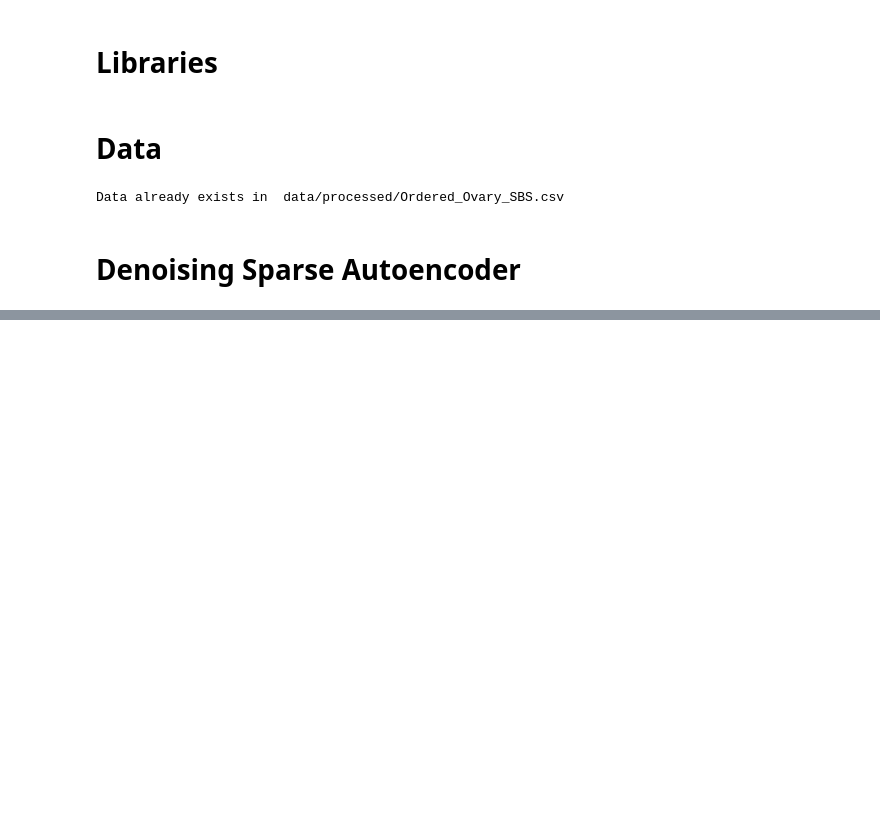
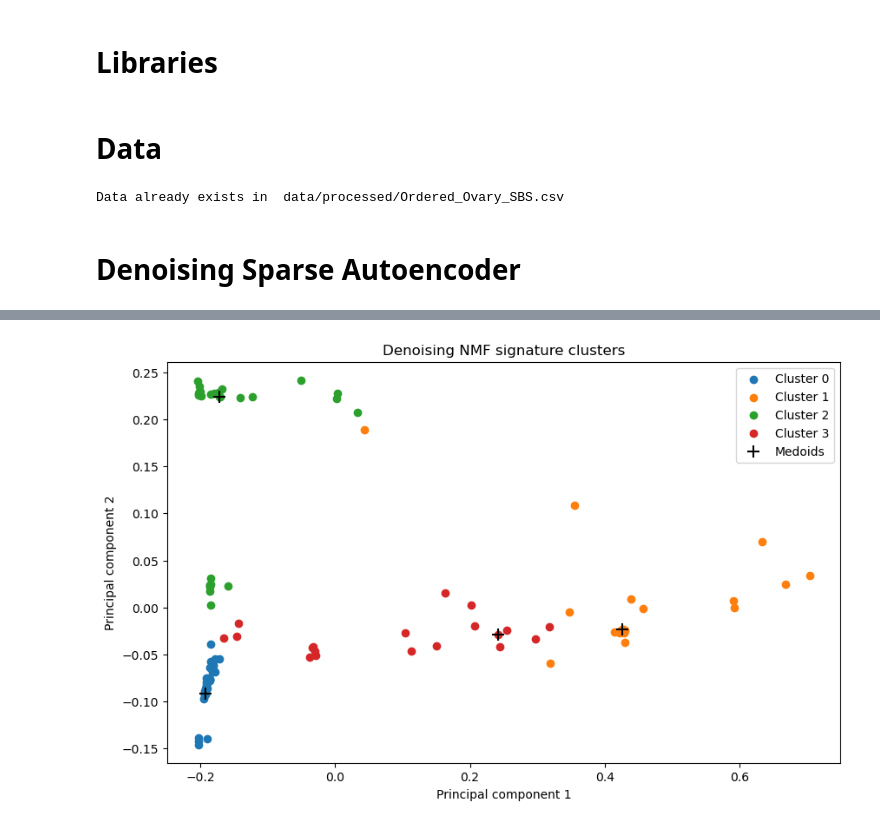
Before and after one commit to 15Max/AEMutSigExtraction, a Jupyter notebook: notebooks/DSAE.ipynb, the cells around one changed output, grey strips where cells are left out. Drawn from its saved outputs; the diff is of its cells as text; code cells hidden in the pictures; blank space fills up the shorter version.

```diff
--- a/notebooks/DSAE.ipynb
+++ b/notebooks/DSAE.ipynb
@@ -43,7 +45,7 @@ cosmic = pd.read_csv(cosmic_path, sep = "\t", index_col = 0)
 SIGMA = 3 # standerd deviation of the noise
 MU = 5 # mean of the noise
 TEST_SPLIT = 0.2 # proportion of the data used for testing
-BATCH_SIZE = 32 # batch size for the dataloader
+NOISE_TYPE = 'Poisson' # type of noise to add to the data
 # %%
 LATENT_DIM = 4
 CRITERION = nn.MSELoss()
@@ -100,32 +94,0 @@ Shape of exposures:  (4, 418)
-# %%
-# # Split the data into train and test sets
-# train_inputs = noisy_data[:, :train_size].T  # Transpose to match (samples, features)
-# train_targets = clean_data_tensor[:, :train_size].T
-# test_inputs = noisy_data[:, train_size:].T
-# test_targets = clean_data_tensor[:, train_size:].T
-
-# Training loop
-for i in tqdm(range(iterations)):
-    # Initialize the model
-    dsae_model = dsae(input_dim=clean_data_tensor.shape[0], latent_dim=LATENT_DIM, constraint=CONSTRAINT)
-
-    optimizer = optim.Adam(dsae_model.parameters(), lr=LEARNING_RATE)
-
-    dsae_model, dsae_train_losses, signatures_dsae, exposures_dsae = train_dsae(
-        model=dsae_model,
-        training_data=train_inputs,
-        criterion=CRITERION,
-        optimizer=optimizer,
-        tol=TOLERANCE,
-        relative_tol=True,
-        max_iter=MAX_ITERS,
-        l1_lambda=LAMBDA
-    )
-
-    # Calculate signatures and exposures
-    diagonals_dsae = signatures_dsae.sum(axis=0)
-    exposures_dsae = exposures_dsae.T @ np.diag(diagonals_dsae)
-    signatures_dsae = signatures_dsae @ np.diag(1 / diagonals_dsae)
-
-    losses_train.append(dsae_train_losses[-1])
-    signatures.append(signatures_dsae)
@@ -137,7 +100,9 @@ print("Losses train: ", np.mean(losses_train))
 all_signatures = np.hstack(signatures)
 # %%
 pam = KMedoids(n_clusters = LATENT_DIM, metric='cosine').fit(all_signatures.T)
-consensus_signatures = all_signatures[:, pam.medoid_indices_]
+labels = pam.labels_
+medoid_indices = pam.medoid_indices_
+consensus_signatures = all_signatures[:, medoid_indices]
 # %%
 matched_signatures, mean_similarity = cosmic_val.compute_match(consensus_signatures, cosmic)
 # %%
@@ -153,0 +119,5 @@ Mean similarity of the matched signatures:  0.8302564303100336
+# %%
+reduced_signatures = PCA(n_components=2).fit_transform(all_signatures.T)
+plot_clusters(reduced_signatures, labels, medoid_indices, 4, "Denoising NMF signature clusters")
+# %% [output]
+[figure, added]
```
Also changed, not shown: parts of 6 cells of this notebook, 4 other files.
